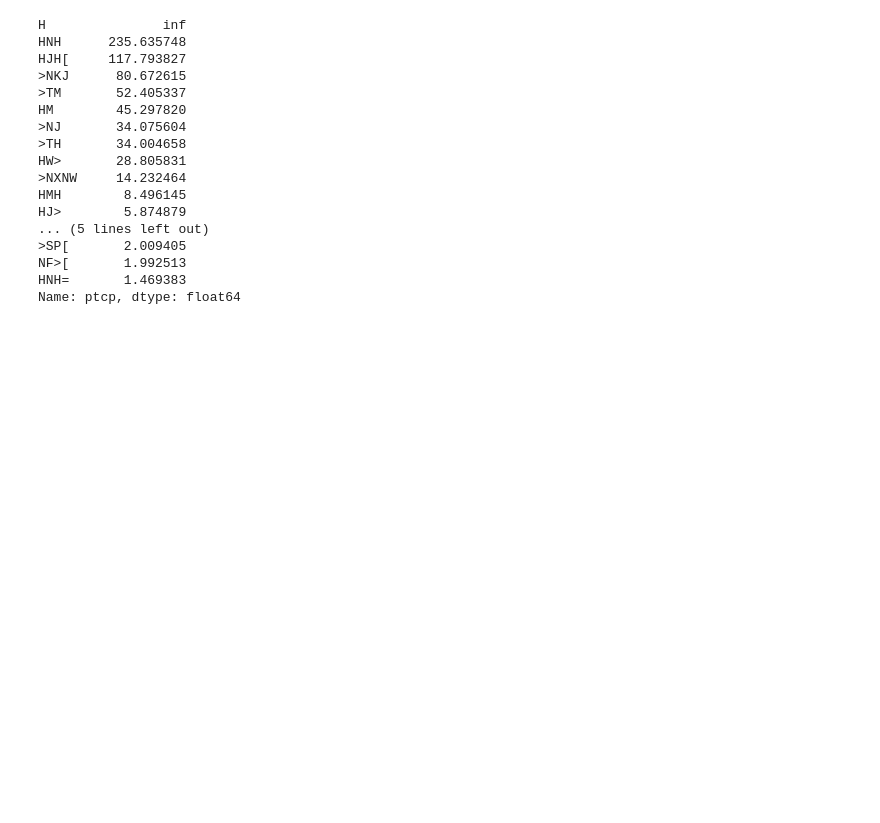
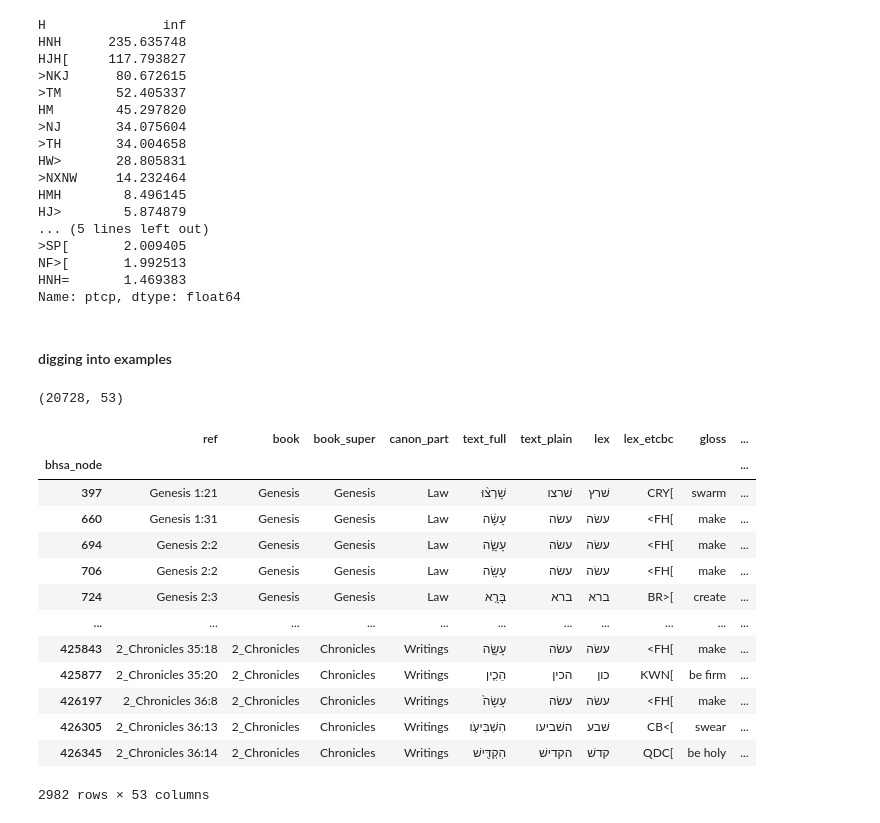
Before and after one commit to CambridgeSemiticsLab/Gesenius_data, a Jupyter notebook: analysis/qatal_general.ipynb, the cells around one changed output. Drawn from its saved outputs; the diff is of its cells as text; code cells hidden in the pictures; blank space fills up the shorter version.

```diff
--- a/analysis/§106.ipynb
+++ b/analysis/qatal_general.ipynb
@@ -294,3 +324,28 @@ HJ>        5.874879
 NF>[       1.992513
 HNH=       1.469383
 Name: ptcp, dtype: float64
+# %% [markdown]
+#### digging into examples
+# %%
+qatal_df.shape
+# %% [output]
+(20728, 53)
+# %%
+test_df = qatal_df[qatal_df.pre_lexes.str.match('.*>CR', na=False)]
+
+test_df
+# %% [output]
+|  | ref | book | book_super | canon_part | text_full | text_plain | lex | lex_etcbc | gloss | ... |
+| bhsa_node |  |  |  |  |  |  |  |  |  | ... |
+| 397 | Genesis 1:21 | Genesis | Genesis | Law | שָׁרְצ֨וּ | שׁרצו | שׁרץ | CRY[ | swarm | ... |
+| 660 | Genesis 1:31 | Genesis | Genesis | Law | עָשָׂ֔ה | עשׂה | עשׂה | <FH[ | make | ... |
+| 694 | Genesis 2:2 | Genesis | Genesis | Law | עָשָׂ֑ה | עשׂה | עשׂה | <FH[ | make | ... |
+| 706 | Genesis 2:2 | Genesis | Genesis | Law | עָשָֽׂה | עשׂה | עשׂה | <FH[ | make | ... |
+| 724 | Genesis 2:3 | Genesis | Genesis | Law | בָּרָ֥א | ברא | ברא | BR>[ | create | ... |
+| ... | ... | ... | ... | ... | ... | ... | ... | ... | ... | ... |
+| 425843 | 2_Chronicles 35:18 | 2_Chronicles | Chronicles | Writings | עָשָׂ֣ה | עשׂה | עשׂה | <FH[ | make | ... |
+| 425877 | 2_Chronicles 35:20 | 2_Chronicles | Chronicles | Writings | הֵכִ֤ין | הכין | כון | KWN[ | be firm | ... |
+| 426197 | 2_Chronicles 36:8 | 2_Chronicles | Chronicles | Writings | עָשָׂה֙ | עשׂה | עשׂה | <FH[ | make | ... |
+| 426305 | 2_Chronicles 36:13 | 2_Chronicles | Chronicles | Writings | הִשְׁבִּיעֹ֖ו | השׁביעו | שׁבע | CB<[ | swear | ... |
+| 426345 | 2_Chronicles 36:14 | 2_Chronicles | Chronicles | Writings | הִקְדִּ֖ישׁ | הקדישׁ | קדשׁ | QDC[ | be holy | ... |
+2982 rows × 53 columns
```
Also changed, not shown: parts of 8 cells of this notebook, 4 other files.
